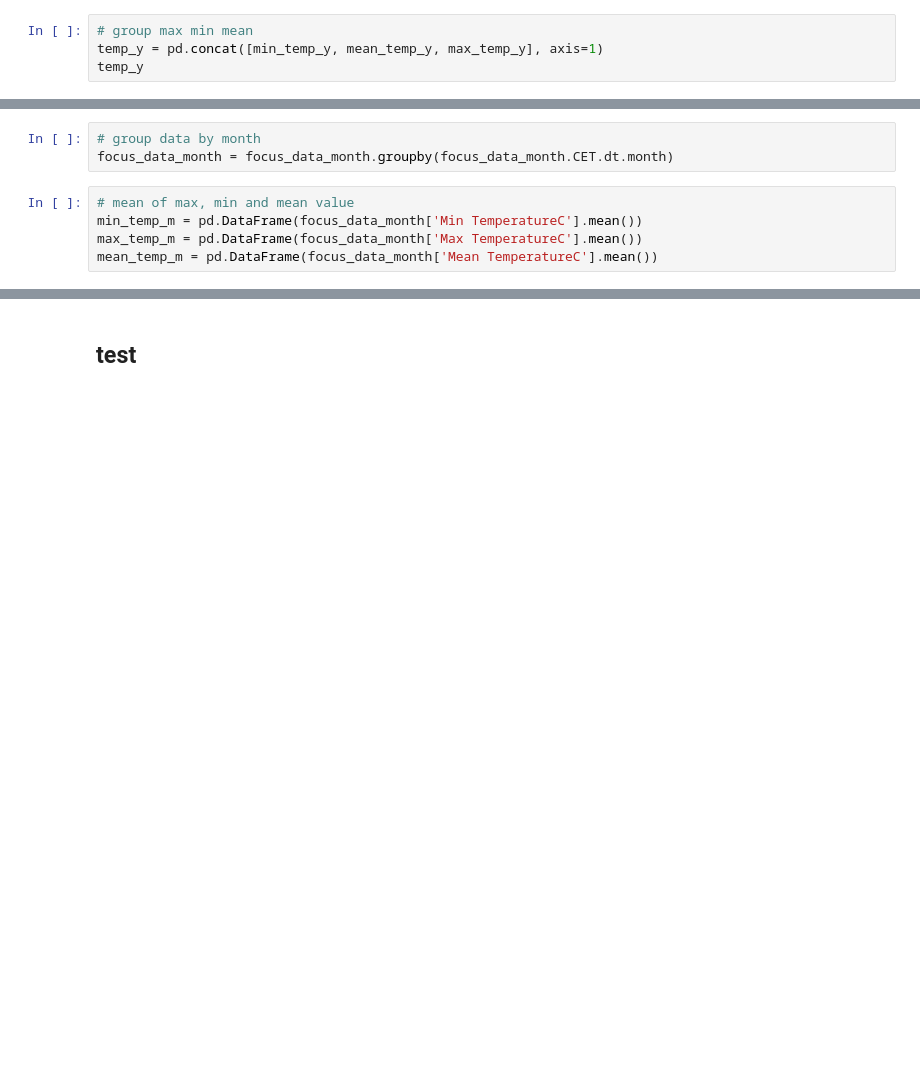
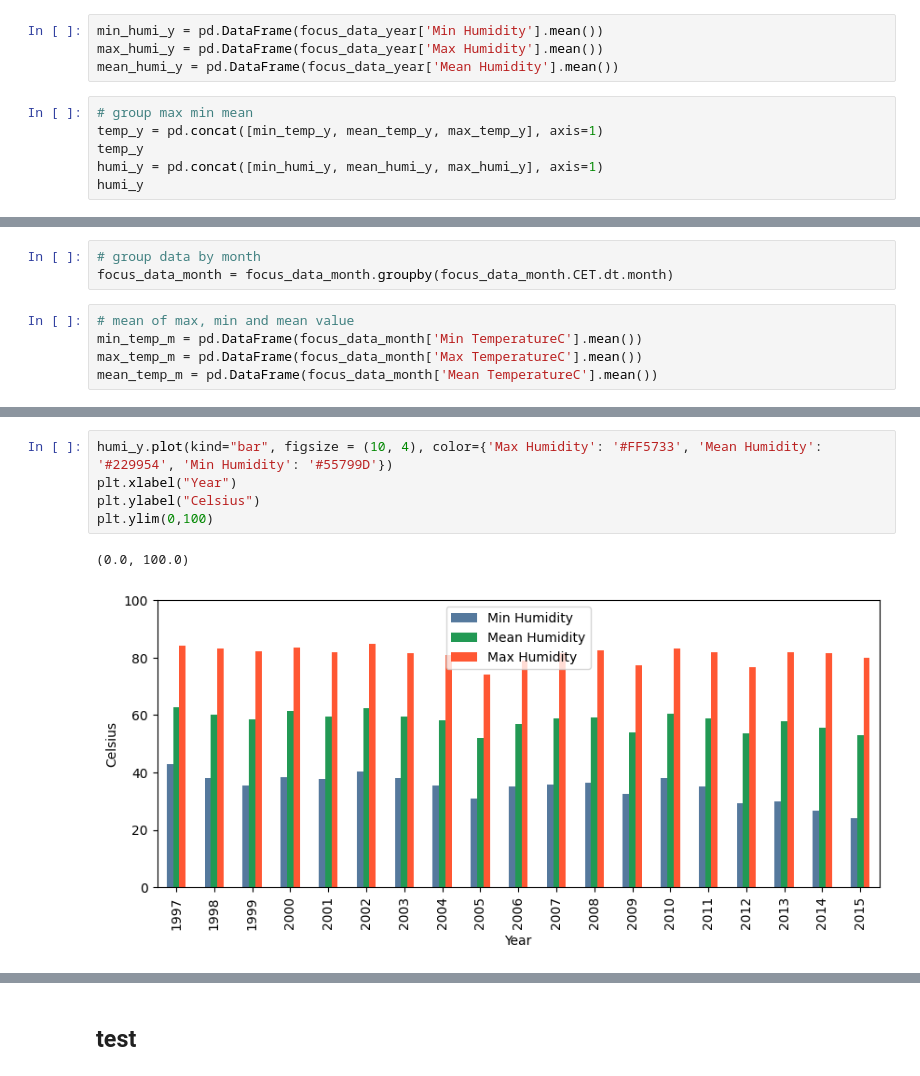
Before and after one commit to nnyPRO/Daily_Weather, a Jupyter notebook: code/project.ipynb, the cells around one changed output, grey strips where cells are left out. Saved outputs shown, nothing was run; the diff lists cells and outputs as text; blank space fills up the shorter version.

```diff
--- a/code/project.ipynb
+++ b/code/project.ipynb
@@ -318,7 +376,13 @@ focus_data_year = focus_data.groupby(focus_data.CET.dt.year)
 min_temp_y = pd.DataFrame(focus_data_year['Min TemperatureC'].mean())
 max_temp_y = pd.DataFrame(focus_data_year['Max TemperatureC'].mean())
 mean_temp_y = pd.DataFrame(focus_data_year['Mean TemperatureC'].mean())
+# %%
+min_humi_y = pd.DataFrame(focus_data_year['Min Humidity'].mean())
+max_humi_y = pd.DataFrame(focus_data_year['Max Humidity'].mean())
+mean_humi_y = pd.DataFrame(focus_data_year['Mean Humidity'].mean())
 # %%
 # group max min mean
 temp_y = pd.concat([min_temp_y, mean_temp_y, max_temp_y], axis=1)
 temp_y
+humi_y = pd.concat([min_humi_y, mean_humi_y, max_humi_y], axis=1)
+humi_y
@@ -346,3 +453,11 @@ plt.ylim(0,40)
+# %%
+humi_y.plot(kind="bar", figsize = (10, 4), color={'Max Humidity': '#FF5733', 'Mean Humidity': '#229954', 'Min Humidity': '#55799D'})
+plt.xlabel("Year")
+plt.ylabel("Celsius")
+plt.ylim(0,100)
+# %% [output]
+(0.0, 100.0)
+[figure, added]
 # %%
 # temperature in latest year
 temp_m.plot(kind="bar", figsize = (10, 4), color={'Max TemperatureC': '#FF5733', 'Mean TemperatureC': '#229954', 'Min TemperatureC': '#55799D'})
```
Also changed, not shown: parts of 12 cells of this notebook.
